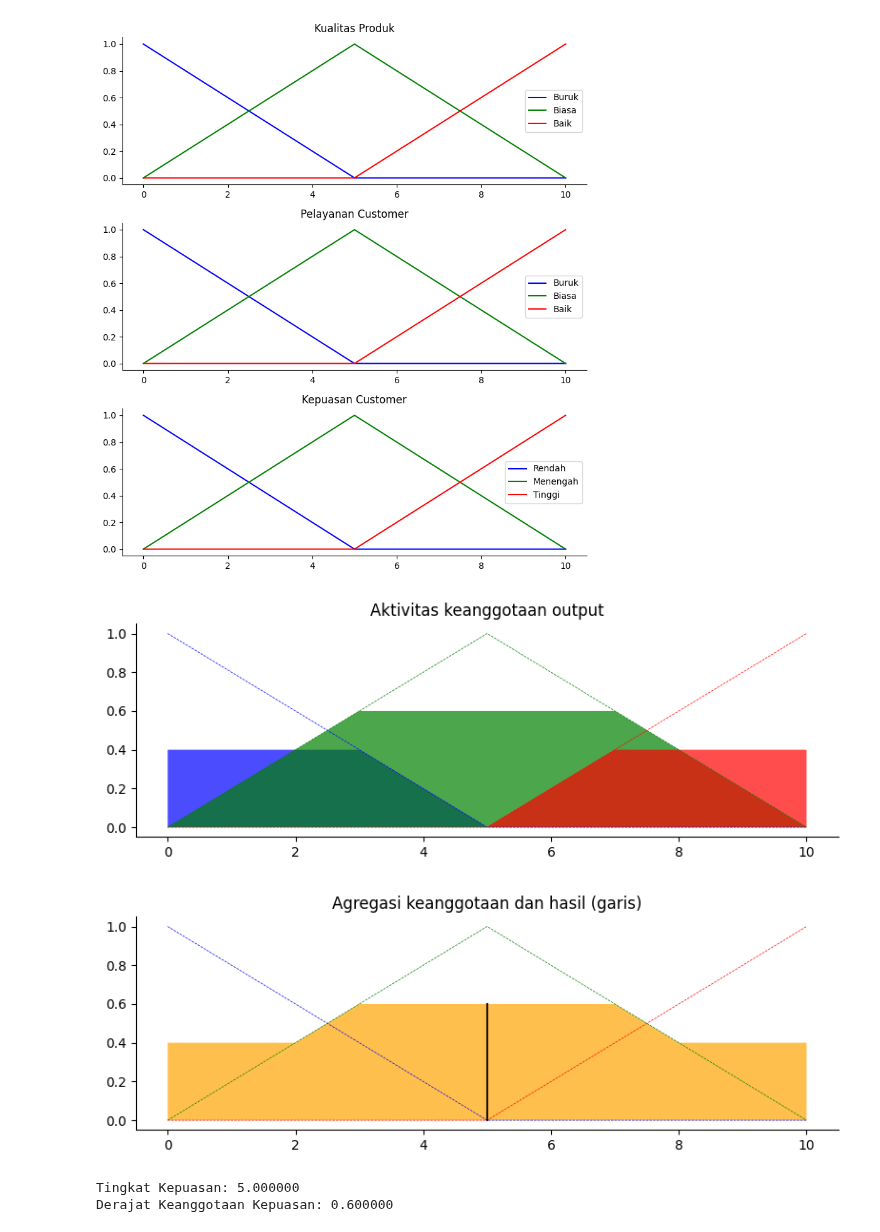
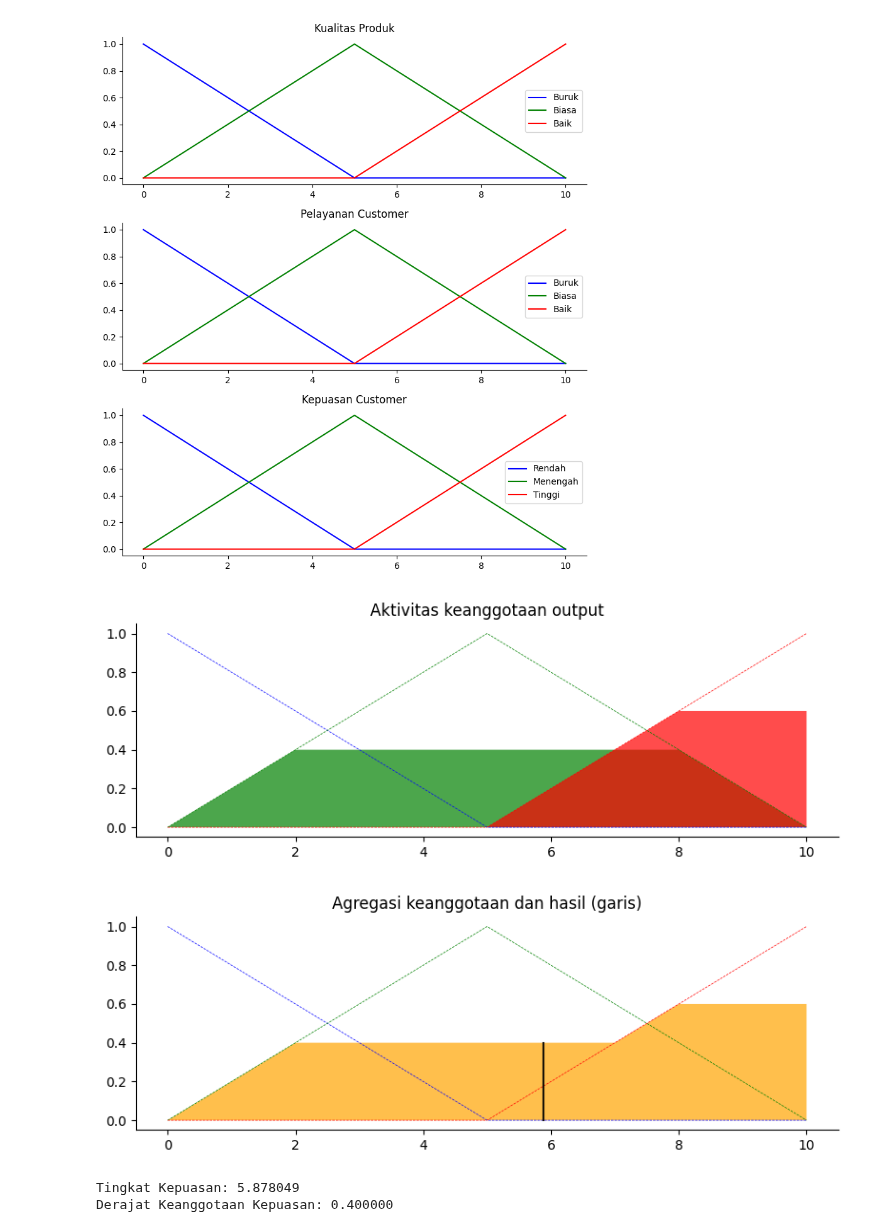
Before and after one commit to HQID/Fuzzy-Logic---Menentukan-Kepuasan-Pelanggan, a Jupyter notebook: Untitled.ipynb, the cells around one changed output. Saved outputs shown, nothing was run; the diff lists cells and outputs as text; code cells hidden in the pictures.

Commit message:
back to centroid method

```diff
--- a/Untitled.ipynb
+++ b/Untitled.ipynb
@@ -56,8 +56,8 @@ plt.tight_layout()
 # Asumsi x_qual, qual_lo, qual_md, qual_hi, x_serv, serv_lo, serv_md, serv_hi, x_satisf, satisf_lo, satisf_md, satisf_hi sudah didefinisikan
 
 # Nilai input
-qual_input = 7
-serv_input = 3
+qual_input = 8
+serv_input = 6
 
 # Derajat keanggotaan untuk nilai input
 qual_level_lo = fuzz.interp_membership(x_qual, qual_lo, qual_input)
@@ -138,35 +138,35 @@ plt.tight_layout()
 # Agregasikan semua fungsi keanggotaan output
 aggregated = np.fmax(satisf_activation_lo,
                      np.fmax(satisf_activation_md, satisf_activation_hi))
 
 # Defuzzifikasi hasil
-satisfaction = fuzz.defuzz(x_satisf, aggregated, 'mom')
+satisfaction = fuzz.defuzz(x_satisf, aggregated, 'centroid')
 satisfaction_activation = fuzz.interp_membership(x_satisf, aggregated, satisfaction)
 
 # Visualisasikan output akhir
 fig, ax1 = plt.subplots(figsize=(8, 3))
 
 ax1.plot(x_satisf, satisf_lo, 'b', linewidth=0.5, linestyle='--')
 ax1.plot(x_satisf, satisf_md, 'g', linewidth=0.5, linestyle='--')
 ax1.plot(x_satisf, satisf_hi, 'r', linewidth=0.5, linestyle='--')
 ax1.fill_between(x_satisf, np.zeros_like(x_satisf), aggregated, facecolor='Orange', alpha=0.7)
 ax1.plot([satisfaction, satisfaction], [0, satisfaction_activation], 'k', linewidth=1.5, alpha=0.9)
 ax1.set_title('Agregasi keanggotaan dan hasil (garis)')
 
 # Matikan sumbu atas/kanan
 for ax in (ax1,):
     ax.spines['top'].set_visible(False)
     ax.spines['right'].set_visible(False)
     ax.get_xaxis().tick_bottom()
     ax.get_yaxis().tick_left()
 
 plt.tight_layout()
 plt.show()
 
 print(f'Tingkat Kepuasan: {satisfaction:f}')
 print(f'Derajat Keanggotaan Kepuasan: {satisfaction_activation:f}')
 # %% [output]
-[figure, old version]
+[figure, new version]
-[figure, old version]
+[figure, new version]
-Tingkat Kepuasan: 5.000000
-Derajat Keanggotaan Kepuasan: 0.600000
+Tingkat Kepuasan: 5.878049
+Derajat Keanggotaan Kepuasan: 0.400000
```
